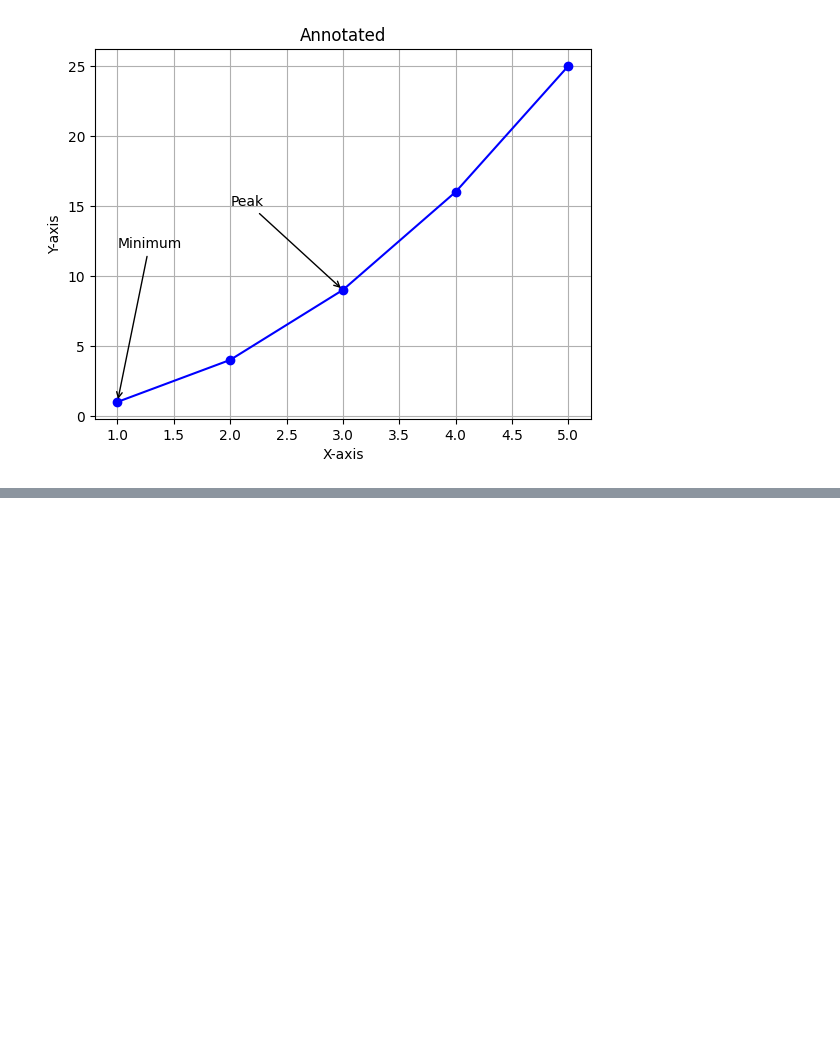
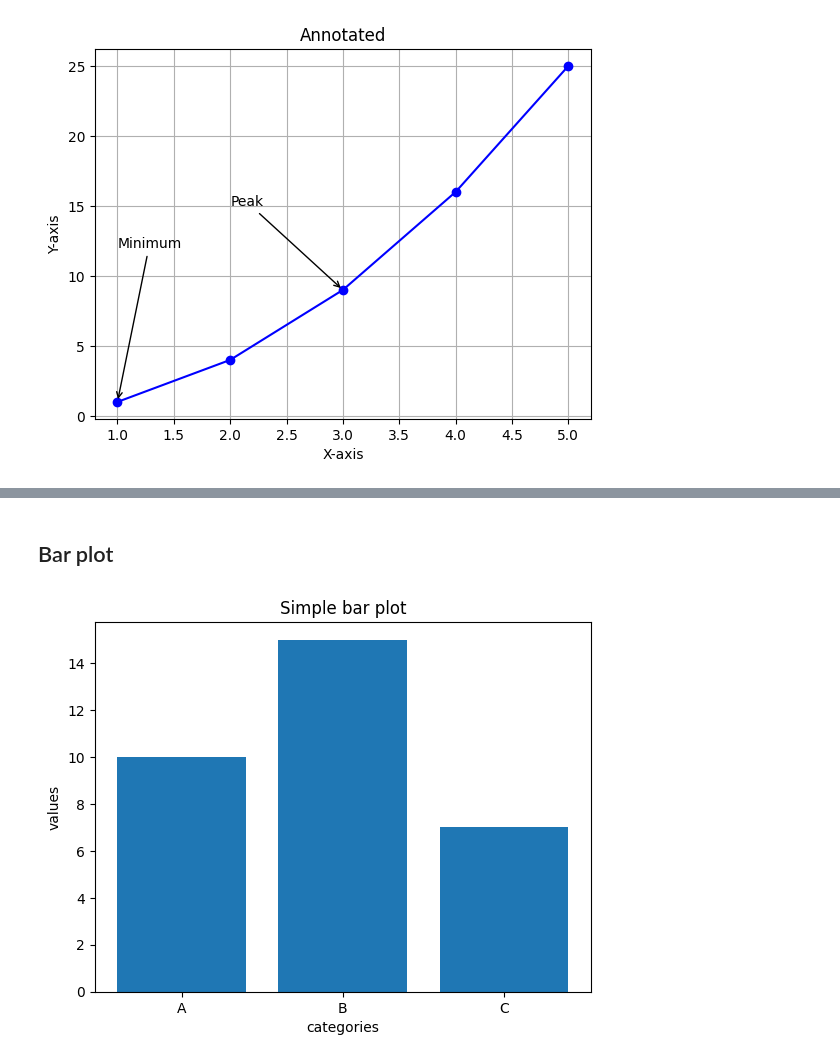
Before and after one commit to Thameempp/Data-analysis, a Jupyter notebook: Visualization/Matplotlib.ipynb, the cells around one changed output, grey strips where cells are left out. Saved outputs shown, nothing was run; the diff lists cells and outputs as text; code cells hidden in the pictures; blank space fills up the shorter version.

Commit message:
updated with Bar plot , histogram, scatter plot, box plot

```diff
--- a/Visualization/Matplotlib.ipynb
+++ b/Visualization/Matplotlib.ipynb
@@ -192,0 +210,2 @@ plt.show()
+# %% [markdown]
+## Bar plot
@@ -192,0 +214,12 @@ plt.show()
+# %%
+# vertical bar plot
+categories = ['A', 'B', 'C']
+values = [10, 15, 7]
+
+plt.bar(categories, values)
+plt.xlabel('categories')
+plt.ylabel('values')
+plt.title('Simple bar plot')
+plt.show()
+# %% [output]
+[figure, added]
```
Also changed, not shown: parts of 32 cells of this notebook, 2 other files.
